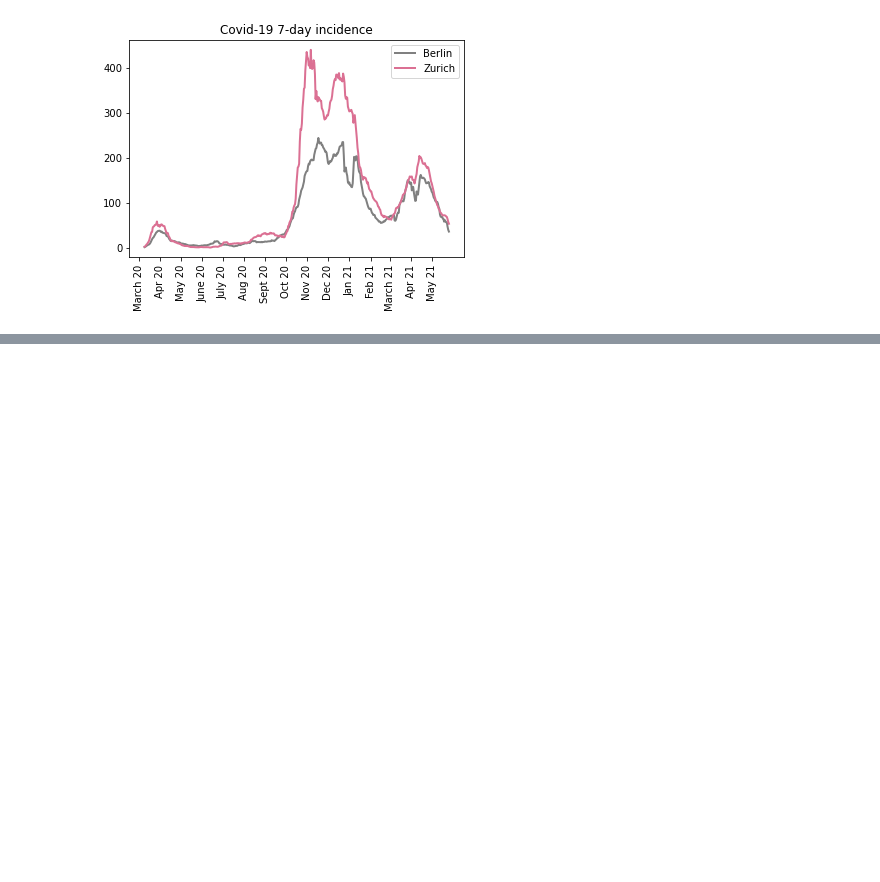
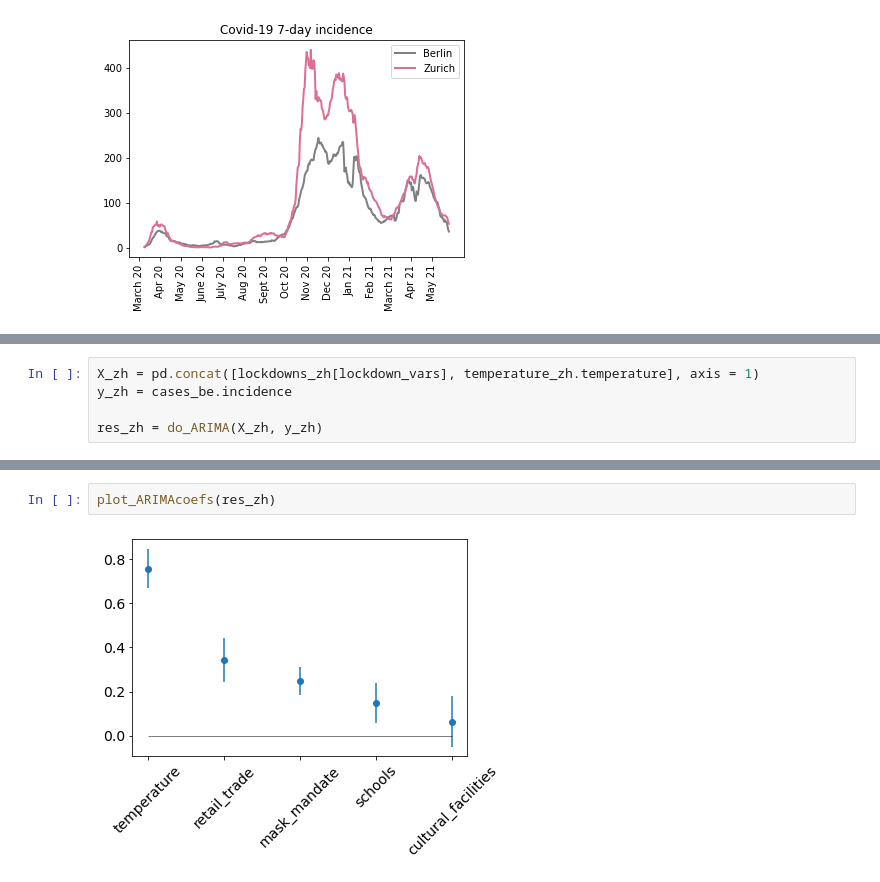
Before and after one commit to zoraaroz/covid19-cases-lockdowns, a Jupyter notebook: data_analysis.ipynb, the cells around one changed output, grey strips where cells are left out. Saved outputs shown, nothing was run; the diff lists cells and outputs as text; blank space fills up the shorter version.

```diff
--- a/data_analysis.ipynb
+++ b/data_analysis.ipynb
@@ -1088,0 +1114,5 @@ coef_weights(lm_model.coef_, X_train)
+# %%
+X_zh = pd.concat([lockdowns_zh[lockdown_vars], temperature_zh.temperature], axis = 1)
+y_zh = cases_be.incidence
+
+res_zh = do_ARIMA(X_zh, y_zh)
@@ -1088,0 +1137,4 @@ coef_weights(lm_model.coef_, X_train)
+# %%
+plot_ARIMAcoefs(res_zh)
+# %% [output]
+[figure, added]
```
Also changed, not shown: parts of 37 cells of this notebook, 1 other file.
